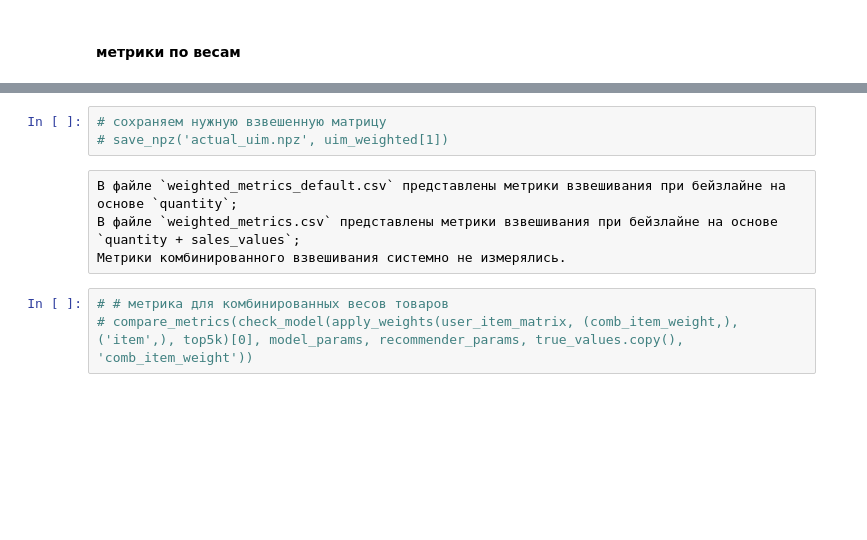
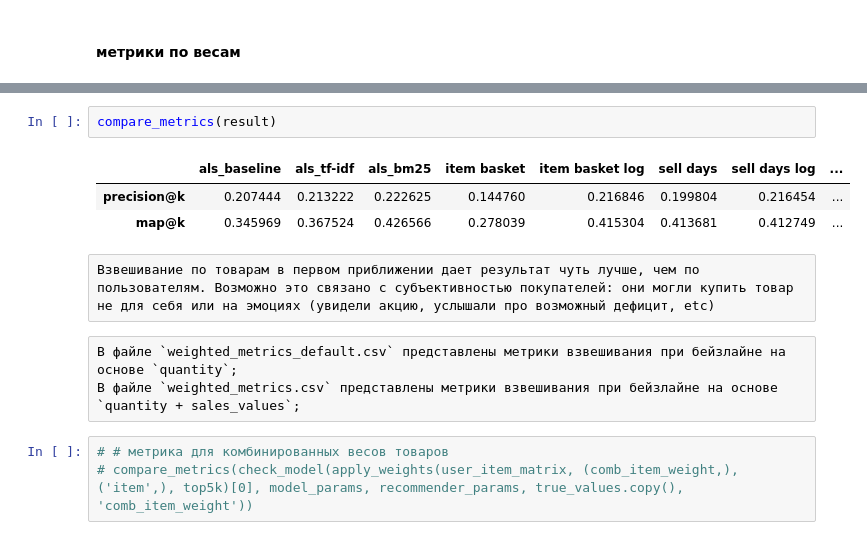
Before and after one commit to j2cry/gb_recommends, a Jupyter notebook: hw3/hw3.ipynb, the cells around one changed output, grey strips where cells are left out. Drawn from its saved outputs; the diff is of its cells as text; blank space fills up the shorter version.

```diff
--- a/hw3/hw3.ipynb
+++ b/hw3/hw3.ipynb
@@ -445,10 +434,14 @@ Wall time: 13min 35s
-# %%
-# сохраняем нужную взвешенную матрицу
-# save_npz('actual_uim.npz', uim_weighted[1])
+# %%
+compare_metrics(result)
+# %% [output]
+|  | als_baseline | als_tf-idf | als_bm25 | item basket | item basket log | sell days | sell days log | ... |
+| precision@k | 0.207444 | 0.213222 | 0.222625 | 0.144760 | 0.216846 | 0.199804 | 0.216454 | ... |
+| map@k | 0.345969 | 0.367524 | 0.426566 | 0.278039 | 0.415304 | 0.413681 | 0.412749 | ... |
+# %% [raw]
+Взвешивание по товарам в первом приближении дает результат чуть лучше, чем по пользователям. Возможно это связано с субъективностью покупателей: они могли купить товар не для себя или на эмоциях (увидели акцию, услышали про возможный дефицит, etc)
 # %% [raw]
 В файле `weighted_metrics_default.csv` представлены метрики взвешивания при бейзлайне на основе `quantity`;
 В файле `weighted_metrics.csv` представлены метрики взвешивания при бейзлайне на основе `quantity + sales_values`;
-Метрики комбинированного взвешивания системно не измерялись.
 # %%
 # # метрика для комбинированных весов товаров
 # compare_metrics(check_model(apply_weights(user_item_matrix, (comb_item_weight,), ('item',), top5k)[0], model_params, recommender_params, true_values.copy(), 'comb_item_weight'))
```
Also changed, not shown: parts of 25 cells of this notebook, 2 other files.
